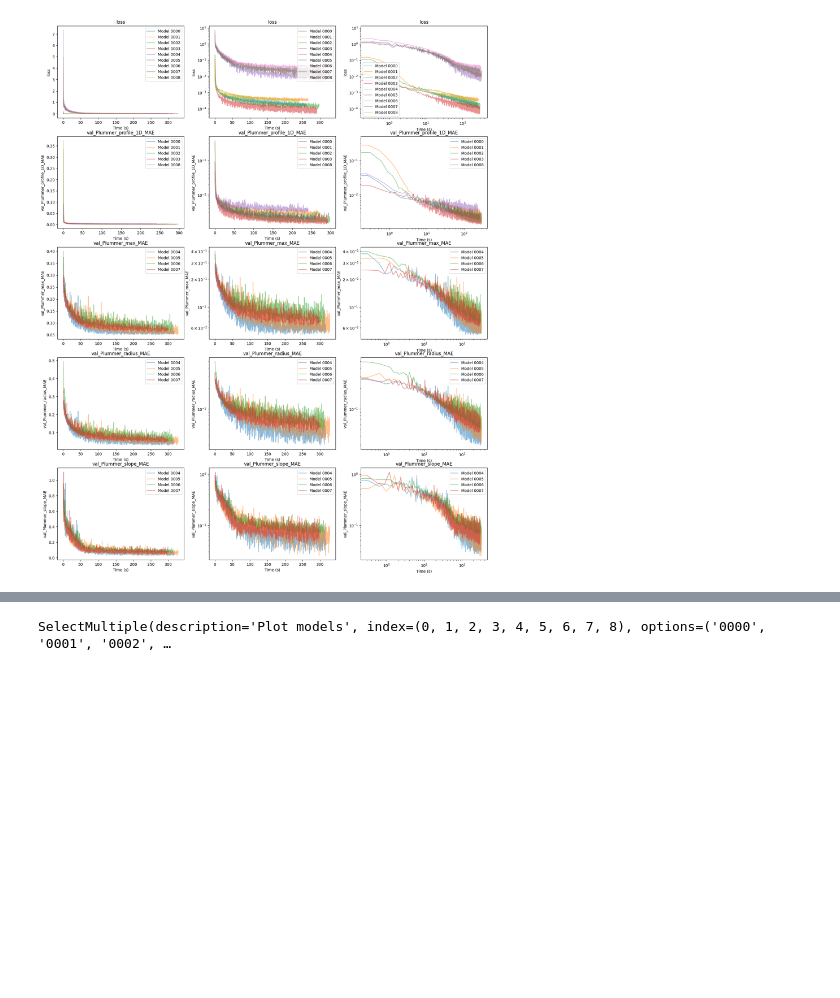
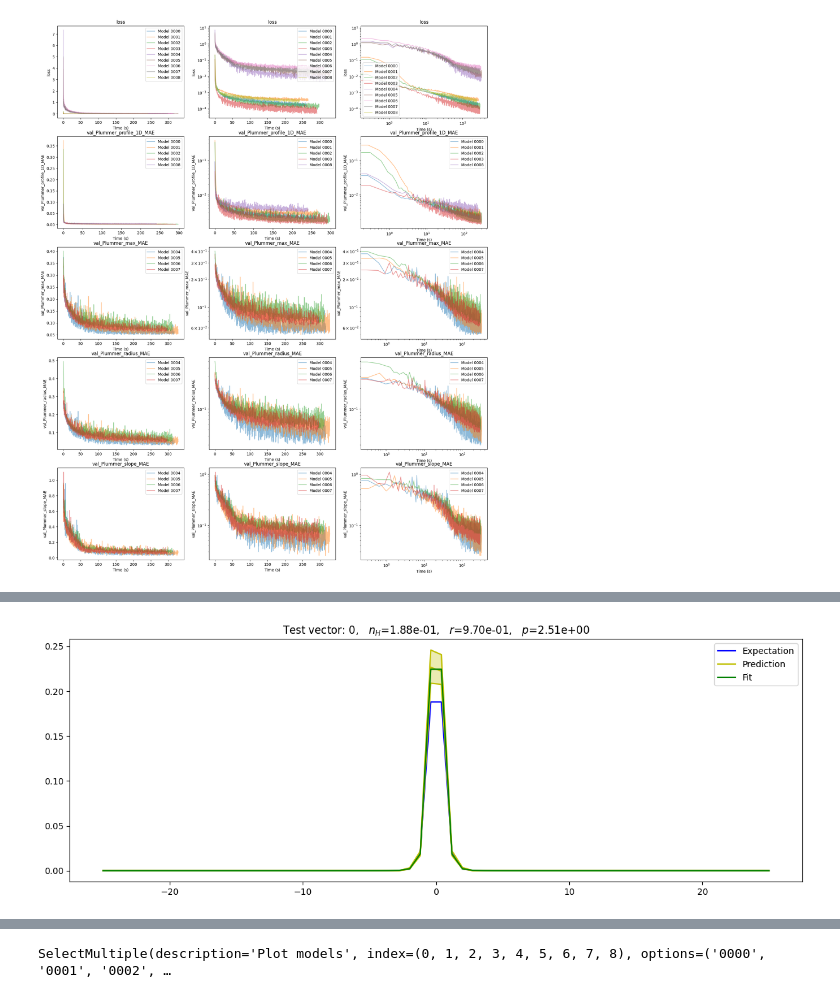
Before and after one commit to LeiRoF/M2-Internship, a Jupyter notebook: Compare_Models.ipynb, the cells around one changed output, grey strips where cells are left out. Saved outputs shown, nothing was run; the diff lists cells and outputs as text; code cells hidden in the pictures; blank space fills up the shorter version.

```diff
--- a/Compare_Models.ipynb
+++ b/Compare_Models.ipynb
@@ -3,20 +28,5 @@ exclude_models = [] # list of 4 digit hexa string or empty list
 # %%
 # Loading models
-
-import numpy as np
-import matplotlib.pyplot as plt
-import matplotlib.patches as mpatches
-import pickle
-import json
-import pandas as pd
-from scipy.signal import savgol_filter
-import yaml
-from IPython.display import *
-import ipywidgets as widgets
-from ipywidgets import *
-from IPython.display import Image, display
-from LRFutils import progress
-from scipy.optimize import curve_fit
 
 # Getting list of model's archive path
 source = f"data/model_comparison/model_list.yml"
@@ -41,11 +51,14 @@ for model_number, archive in archives.items():
         print(f" - {model_number}: {archive}/details.json")
         print(f"      History keys: {', '.join(list(history.keys()))}")
 
+        model = tf.keras.models.load_model(f'{archive}/model.h5')
+
         all_models[model_id] = {
             "archive": archive,
             "details": details,
             "history": history,
-            "results": results
+            "results": results,
+            "model": model
         }
     except Exception as e:
         print("Could not load model", model_number)
@@ -227,0 +214,75 @@ Fitting plummer on 0008 ━━━━━━━━━━━━━━━━━━
+# %%
+# Plotting comparison
+
+profile_to_param_model_dropdown = Dropdown(options=profile_to_param_models, value=profile_to_param_models[0], description="Model: ")
+
+def get_profile_to_param_result_slider():
+    global profile_to_param_model_dropdown
+    model = all_models[profile_to_param_model_dropdown.value]
+    return IntSlider(
+        value=0,
+        min=0,
+        max=len(model["results"]["Plummer_profile_1D"])-1,
+        step=1,
+        description='Test:',
+        disabled=False,
+        continuous_update=False,
+        orientation='horizontal',
+        readout=True,
+        readout_format='d',
+        width='100%',
+        layout=Layout(width='100%')
+    )
+
+profile_to_param_result_slider = get_profile_to_param_result_slider()
+
+def plot_profile_to_param(*args):
+    global profile_to_param_model_dropdown, space_range, previous_button, next_button, profile_to_param_result_slider
+
+    model = all_models[profile_to_param_model_dropdown.value]
+    r = profile_to_param_result_slider.value
+
+    clear_output()
+    display(profile_to_param_model_dropdown)
+    display(profile_to_param_result_slider)
+
+    expectation = model["results"]["Plummer_profile_1D"][r]["expectation"]
+    prediction_max = np.max(model["results"]["Plummer_profile_1D"][r]["predictions"], axis=0)
+    prediction_mean = np.mean(model["results"]["Plummer_profile_1D"][r]["predictions"], axis=0)
+    prediction_min = np.min(model["results"]["Plummer_profile_1D"][r]["predictions"], axis=0)
+
+    plt.figure(figsize=(15, 5))
+
+    plt.plot(space_range, expectation, c="b", label="Expectation")
+    plt.plot(space_range, prediction_max, c="y", label="Prediction")
+    plt.plot(space_range, prediction_mean, c="y")
+    plt.plot(space_range, prediction_min, c="y")
+    plt.fill(np.concatenate([space_range, space_range[::-1]]), np.concatenate([prediction_max, prediction_min[::-1]]), alpha=.3, c="y")
+
+
+    param = [1,2, 1]
+    popt, pcov = curve_fit(physical_models.plummer, space_range, prediction_mean, p0=param, maxfev = 100000)
+    fit = physical_models.plummer(space_range, *popt)
+    plt.plot(space_range, fit, c="g", label="Fit")
+    # print(f"M = {popt[0]}, d = {popt[1]}, p = {popt[2]}")
+
+    plt.title(
+        f'Test vector: {r},   '
+        + f'$n_H$={float(model["results"]["Plummer_max"][r]["expectation"]):.2e},   '\
+        + f'$r$={float(model["results"]["Plummer_radius"][r]["expectation"]):.2e},   '\
+        + f'$p$={float(model["results"]["Plummer_slope"][r]["expectation"]):.2e}'
+    )
+    plt.legend()
+
+    plt.show()
+
+def update_profile_to_param_result(*args):
+    global profile_to_param_result
+    profile_to_param_result = get_profile_to_param_result_slider()
+    plot_profile_to_param()
+
+profile_to_param_model_dropdown.observe(update_profile_to_param_result)
+profile_to_param_result_slider.observe(plot_profile_to_param)
+
+plot_profile_to_param()
+# %% [output]
@@ -228,3 +291,4 @@ Fitting plummer on 0008 ━━━━━━━━━━━━━━━━━━
+[figure, added]
 # %%
 # Model completion | Plummer parameters -> Plummer profile 1D
 
```
Also changed, not shown: parts of 6 cells of this notebook, 4 other files.
